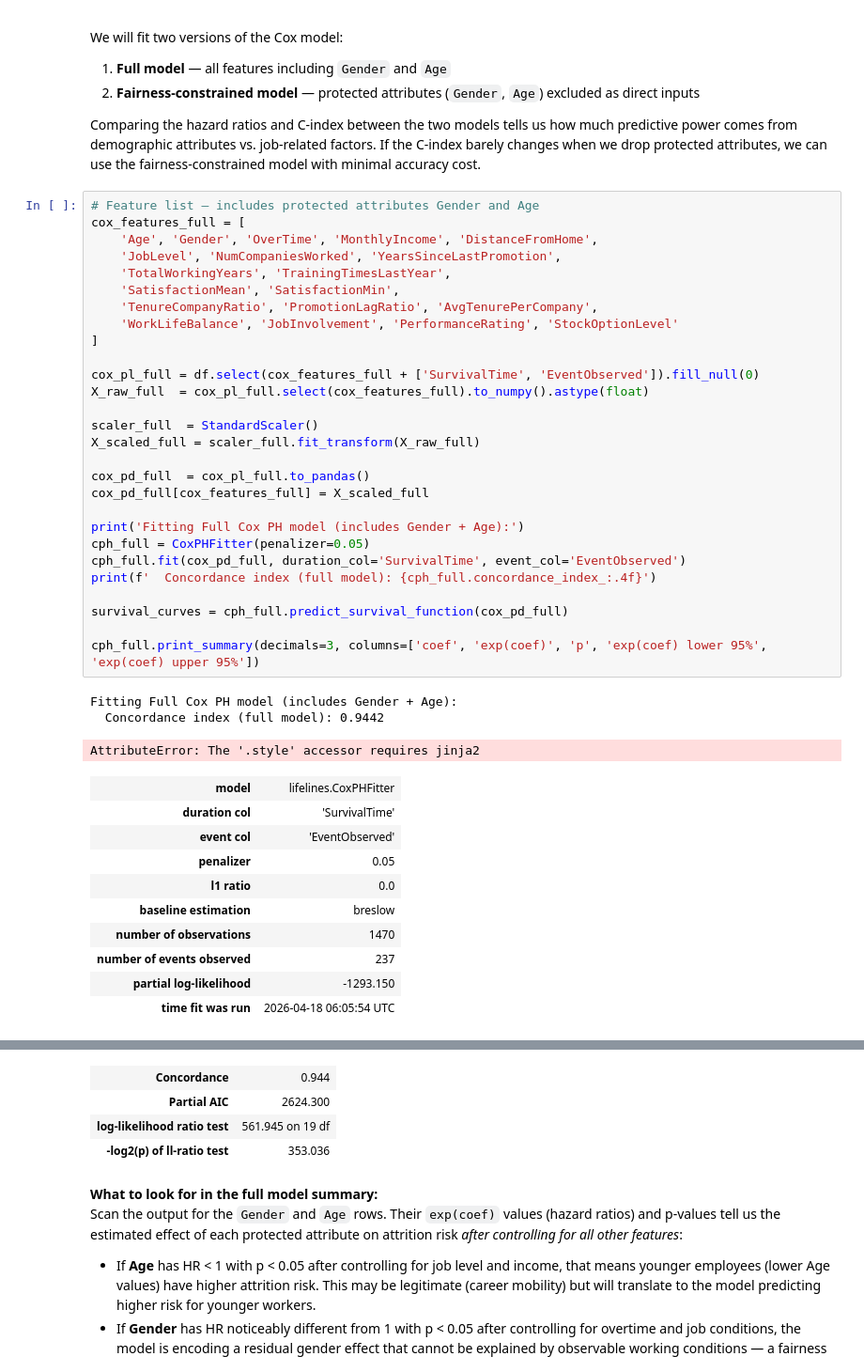
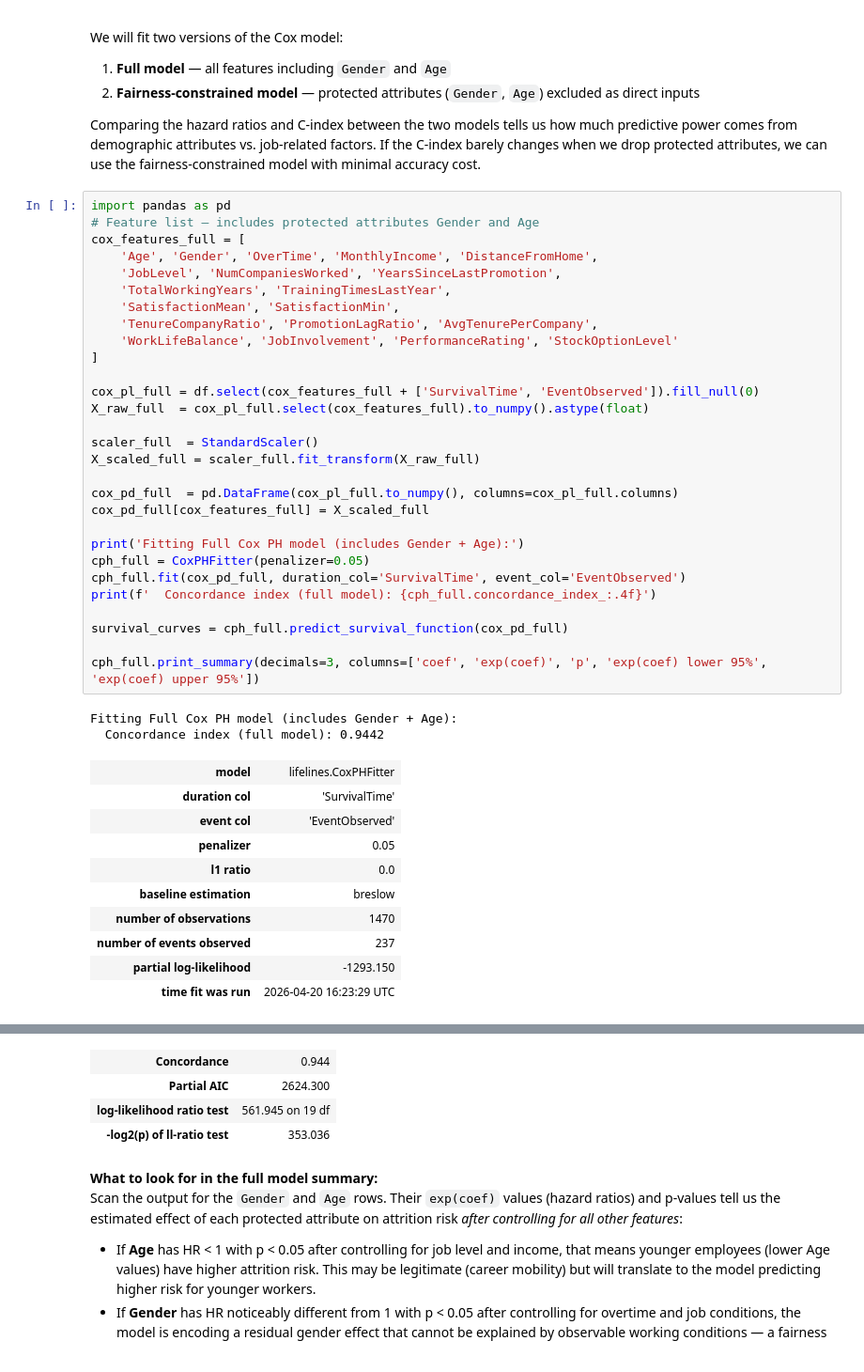
Before and after one commit to BigDataProject8/WorkforceIntelligence, a Jupyter notebook: project-08.ipynb, the cells around one changed output, grey strips where cells are left out. Shown at 94% size. Drawn from its saved outputs; the diff is of its cells as text.

```diff
--- a/project-08.ipynb
+++ b/project-08.ipynb
@@ -2042,6 +2042,7 @@ We will fit two versions of the Cox model:
 
 Comparing the hazard ratios and C-index between the two models tells us how much predictive power comes from demographic attributes vs. job-related factors. If the C-index barely changes when we drop protected attributes, we can use the fairness-constrained model with minimal accuracy cost.
 # %%
+import pandas as pd
 # Feature list — includes protected attributes Gender and Age
 cox_features_full = [
     'Age', 'Gender', 'OverTime', 'MonthlyIncome', 'DistanceFromHome',
@@ -2053,36 +2054,35 @@ cox_features_full = [
 ]
 
 cox_pl_full = df.select(cox_features_full + ['SurvivalTime', 'EventObserved']).fill_null(0)
 X_raw_full  = cox_pl_full.select(cox_features_full).to_numpy().astype(float)
 
 scaler_full  = StandardScaler()
 X_scaled_full = scaler_full.fit_transform(X_raw_full)
 
-cox_pd_full  = cox_pl_full.to_pandas()
+cox_pd_full  = pd.DataFrame(cox_pl_full.to_numpy(), columns=cox_pl_full.columns)
 cox_pd_full[cox_features_full] = X_scaled_full
 
 print('Fitting Full Cox PH model (includes Gender + Age):')
 cph_full = CoxPHFitter(penalizer=0.05)
 cph_full.fit(cox_pd_full, duration_col='SurvivalTime', event_col='EventObserved')
 print(f'  Concordance index (full model): {cph_full.concordance_index_:.4f}')
 
 survival_curves = cph_full.predict_survival_function(cox_pd_full)
 
 cph_full.print_summary(decimals=3, columns=['coef', 'exp(coef)', 'p', 'exp(coef) lower 95%', 'exp(coef) upper 95%'])
 # %% [output]
 Fitting Full Cox PH model (includes Gender + Age):
   Concordance index (full model): 0.9442
-AttributeError: The '.style' accessor requires jinja2
 | model | lifelines.CoxPHFitter |
 | duration col | 'SurvivalTime' |
 | event col | 'EventObserved' |
 | penalizer | 0.05 |
 | l1 ratio | 0.0 |
 | baseline estimation | breslow |
 | number of observations | 1470 |
 | number of events observed | 237 |
 | partial log-likelihood | -1293.150 |
-| time fit was run | 2026-04-18 06:05:54 UTC |
+| time fit was run | 2026-04-20 16:23:29 UTC |
 |  | coef | exp(coef) | exp(coef) lower 95% | exp(coef) upper 95% | p |
 | Age | -0.319 | 0.727 | 0.630 | 0.837 | <0.0005 |
 | Gender | 0.064 | 1.066 | 0.952 | 1.195 | 0.268 |
```
Also changed, not shown: parts of 18 cells of this notebook, 14 other files.
